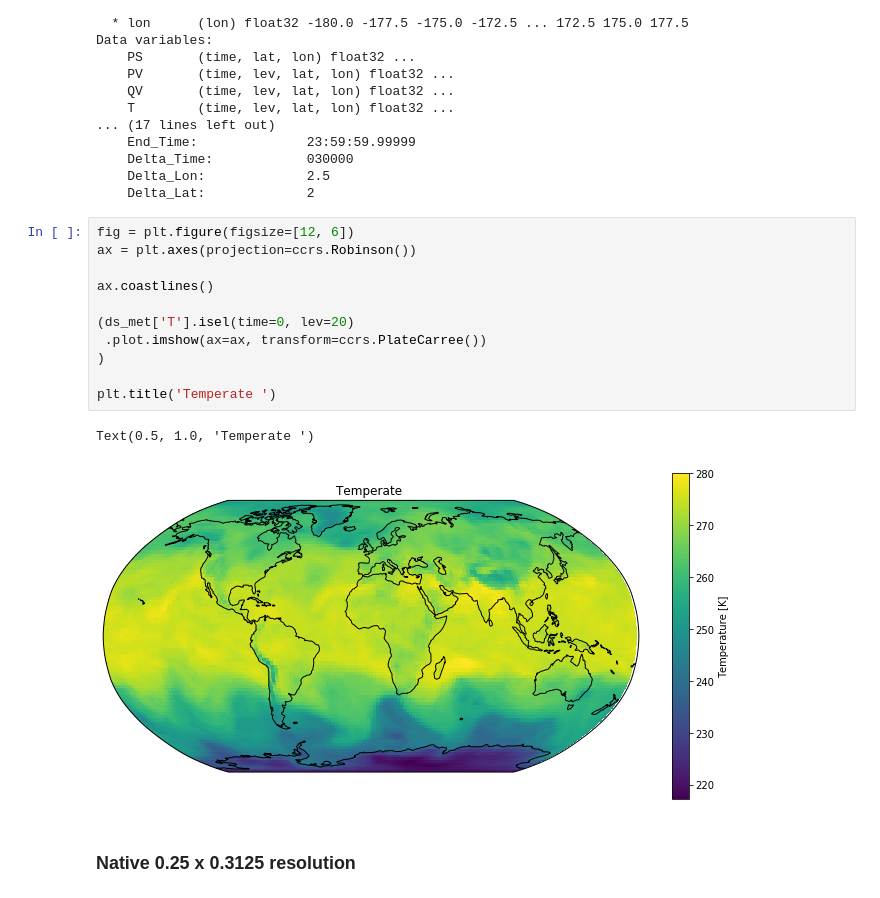
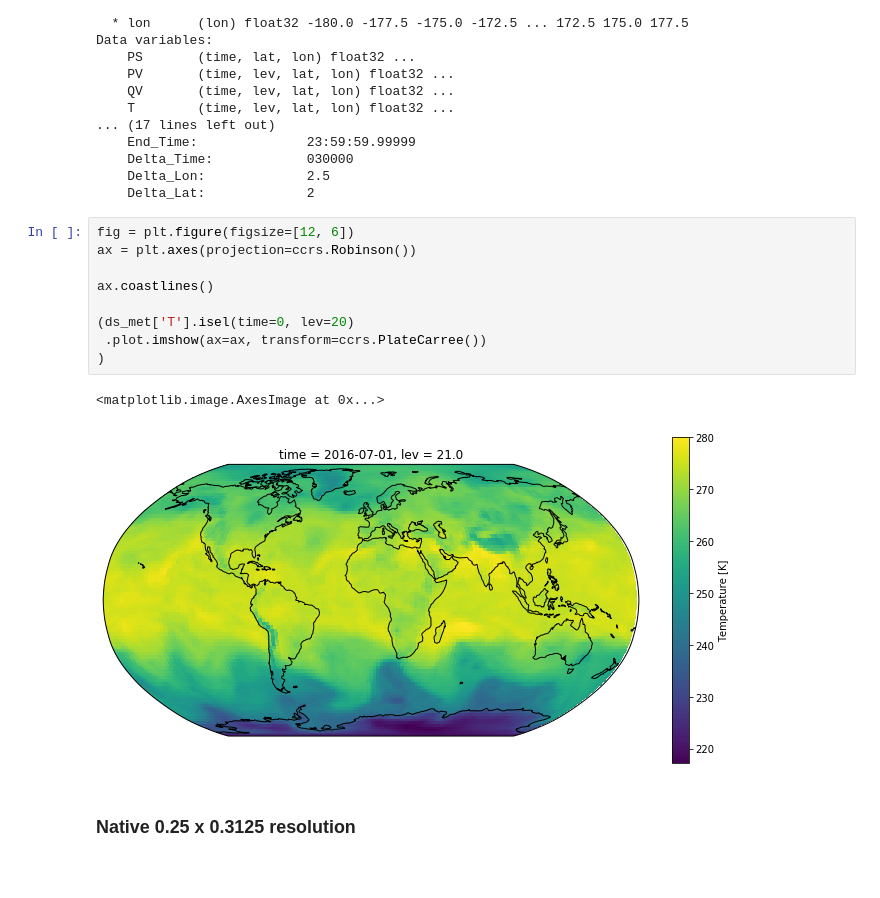
Before and after one commit to geoschem/geos-chem-cloud, a Jupyter notebook: for_paper/explore_geoschem_input_data_in_s3.ipynb, the cells around one changed output. Cells and saved outputs as stored; diff of their text form.

```diff
--- a/for_paper/explore_geoschem_input_data_in_s3.ipynb
+++ b/for_paper/explore_geoschem_input_data_in_s3.ipynb
@@ -76,17 +76,15 @@ Data variables:
 # %%
 fig = plt.figure(figsize=[12, 6])
 ax = plt.axes(projection=ccrs.Robinson())
 
 ax.coastlines()
 
 (ds_met['T'].isel(time=0, lev=20)
  .plot.imshow(ax=ax, transform=ccrs.PlateCarree())
 )
-
-plt.title('Temperate ')
 # %% [output]
-Text(0.5, 1.0, 'Temperate ')
+<matplotlib.image.AxesImage at 0x...>
-[figure, old version]
+[figure, new version]
 # %% [markdown]
 ### Native 0.25 x 0.3125 resolution
 # %%
```
Also changed, not shown: parts of 4 cells of this notebook.
